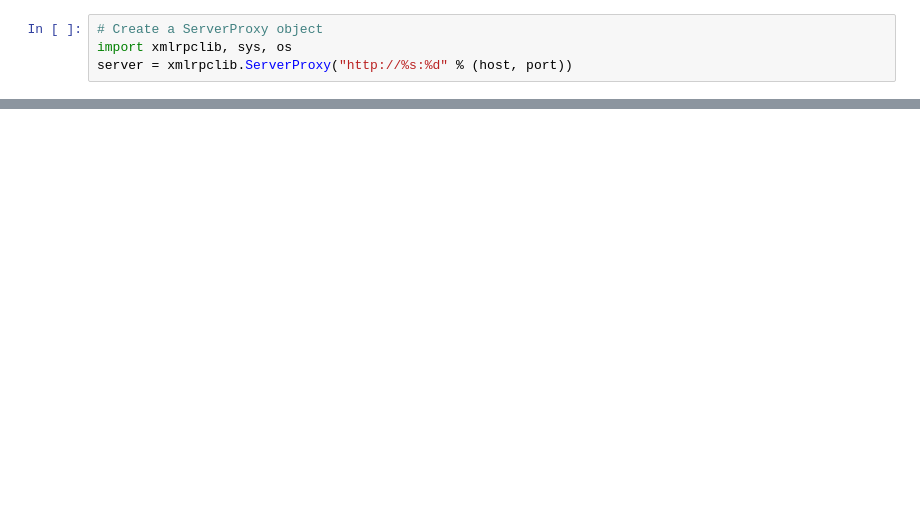
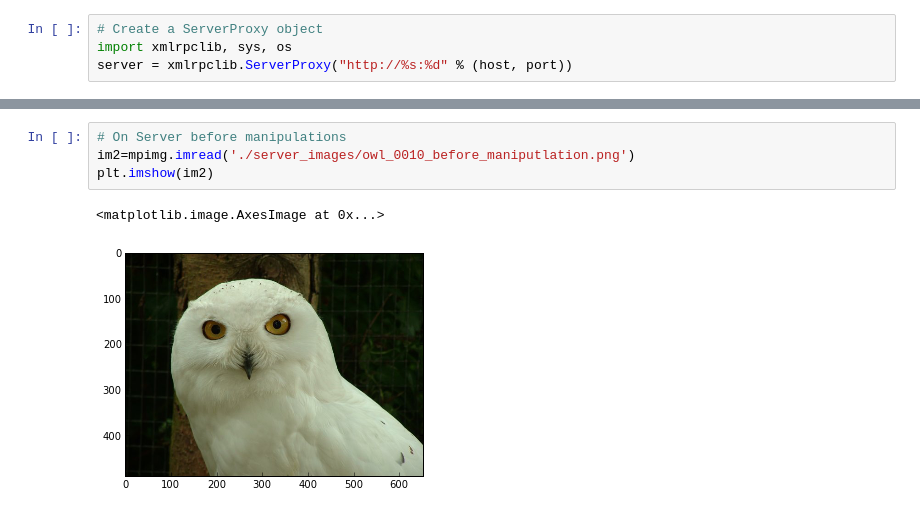
Before and after one commit to smwahl/ay250_swahl, a Jupyter notebook: hw_05/hw_05_client.ipynb, the cells around one changed output, grey strips where cells are left out. Saved outputs shown, nothing was run; the diff lists cells and outputs as text; blank space fills up the shorter version.

```diff
--- a/hw_05/hw_05_client.ipynb
+++ b/hw_05/hw_05_client.ipynb
@@ -131,0 +147,7 @@ NameError: global name 'fpath' is not defined
+# %%
+# On Server before manipulations
+im2=mpimg.imread('./server_images/owl_0010_before_maniputlation.png')
+plt.imshow(im2)
+# %% [output]
+<matplotlib.image.AxesImage at 0x...>
+[figure, added]
```
Also changed, not shown: parts of 23 cells of this notebook, 1 other file.
